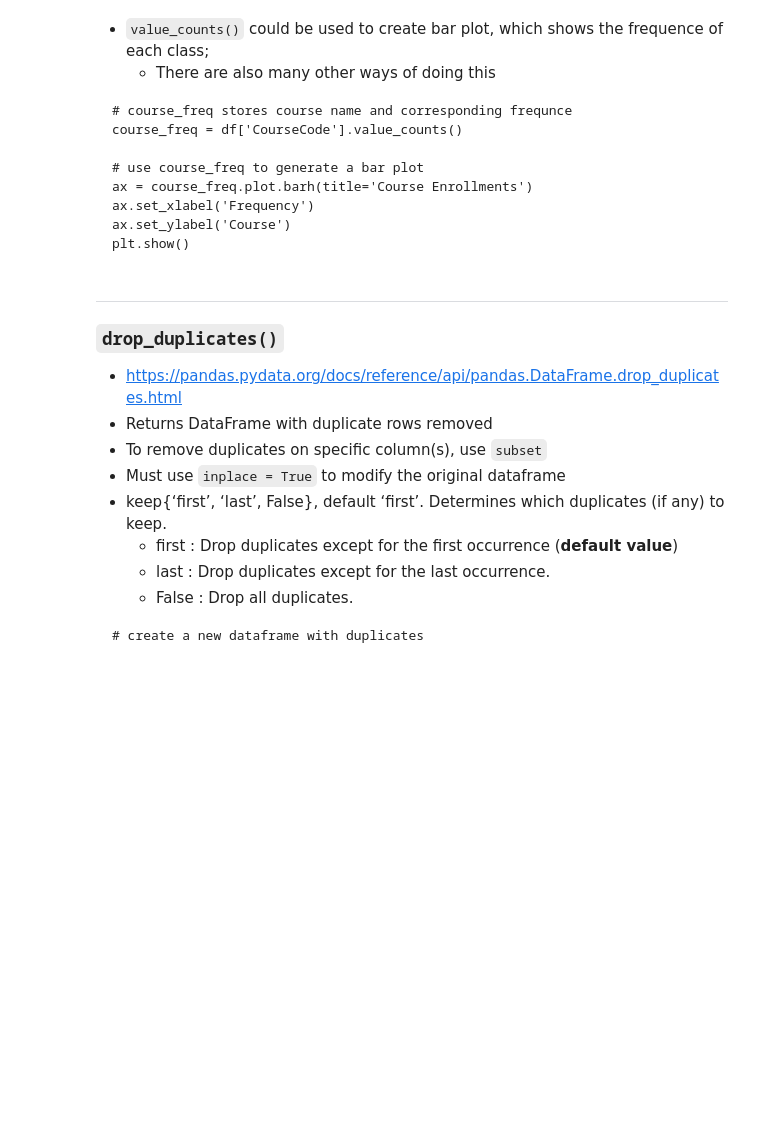
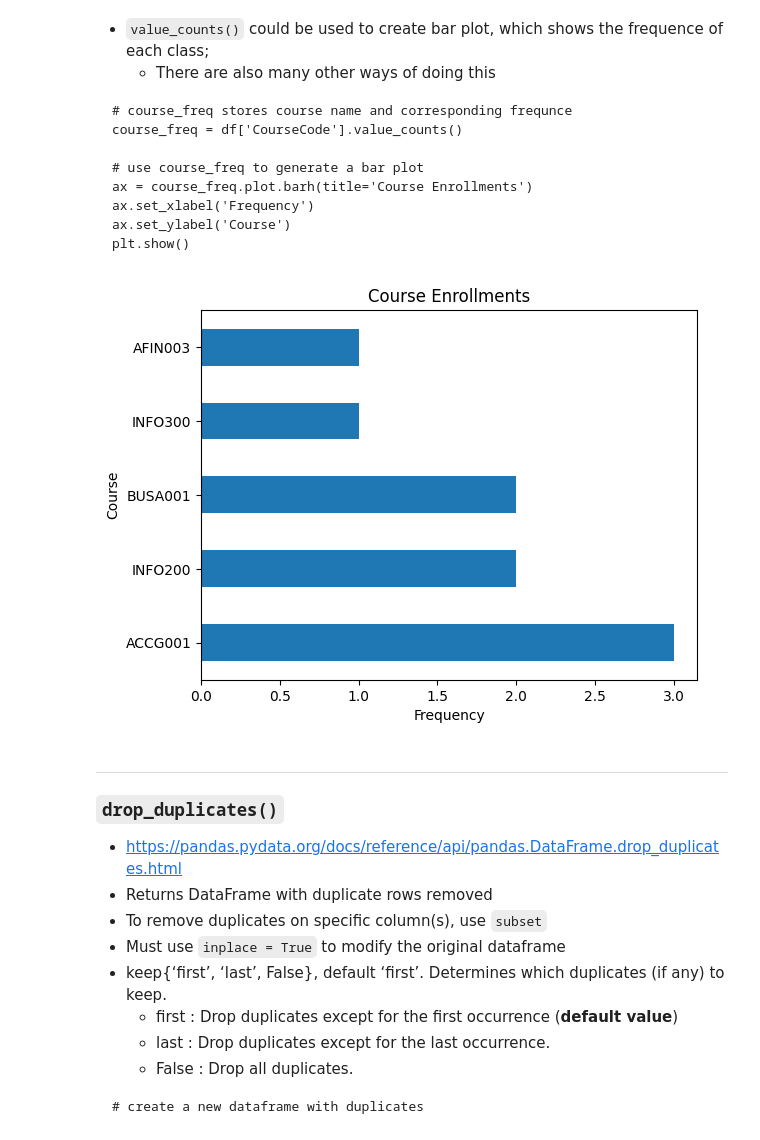
Before and after one commit to Aydza/BUSA8001, a Jupyter notebook: BUSA8001-Week3/week3-tutorial.ipynb, the cells around one changed output. Cells and saved outputs as stored; diff of their text form; code cells hidden in the pictures; blank space fills up the shorter version.

````diff
--- a/BUSA8001-Week3/week3-tutorial.ipynb
+++ b/BUSA8001-Week3/week3-tutorial.ipynb
@@ -42,3 +42,16 @@ df = pd.DataFrame({
 ```
 df
 ```
+# %%
+import pandas as pd
+import numpy as np
+import matplotlib.pyplot as plt
+
+df = pd.DataFrame({
+    'StudentID': ['S001', 'S002', 'S003', 'S004', 'S005', 'S006', 'S007', 'S008', 'S009'],
+    'StudentName': ['Angela', 'Frank', 'Grace', 'Jack', 'Bernadette', 'Alexander', 'Fiona', 'Colin', 'Tom'],
+    'PostCode': ['1234', '1234', '2000', np.nan, '2001', np.nan, '2020','2020', '2122'],
+    'CourseCode': ['ACCG001','ACCG001','INFO300','INFO200', 'INFO200',
+                   'BUSA001','BUSA001','AFIN003','ACCG001']})
+
+df
@@ -137,6 +199,17 @@ ax.set_xlabel('Frequency')
 ax.set_ylabel('Course')
 plt.show()
 ```
+# %%
+# course_freq stores course name and corresponding frequnce
+course_freq = df['CourseCode'].value_counts()
+
+# use course_freq to generate a bar plot
+ax = course_freq.plot.barh(title='Course Enrollments')
+ax.set_xlabel('Frequency')
+ax.set_ylabel('Course')
+plt.show()
+# %% [output]
+[figure, added]
 # %% [markdown]
 ---
 ### `drop_duplicates()`
````
Also changed, not shown: parts of 9 cells of this notebook.
